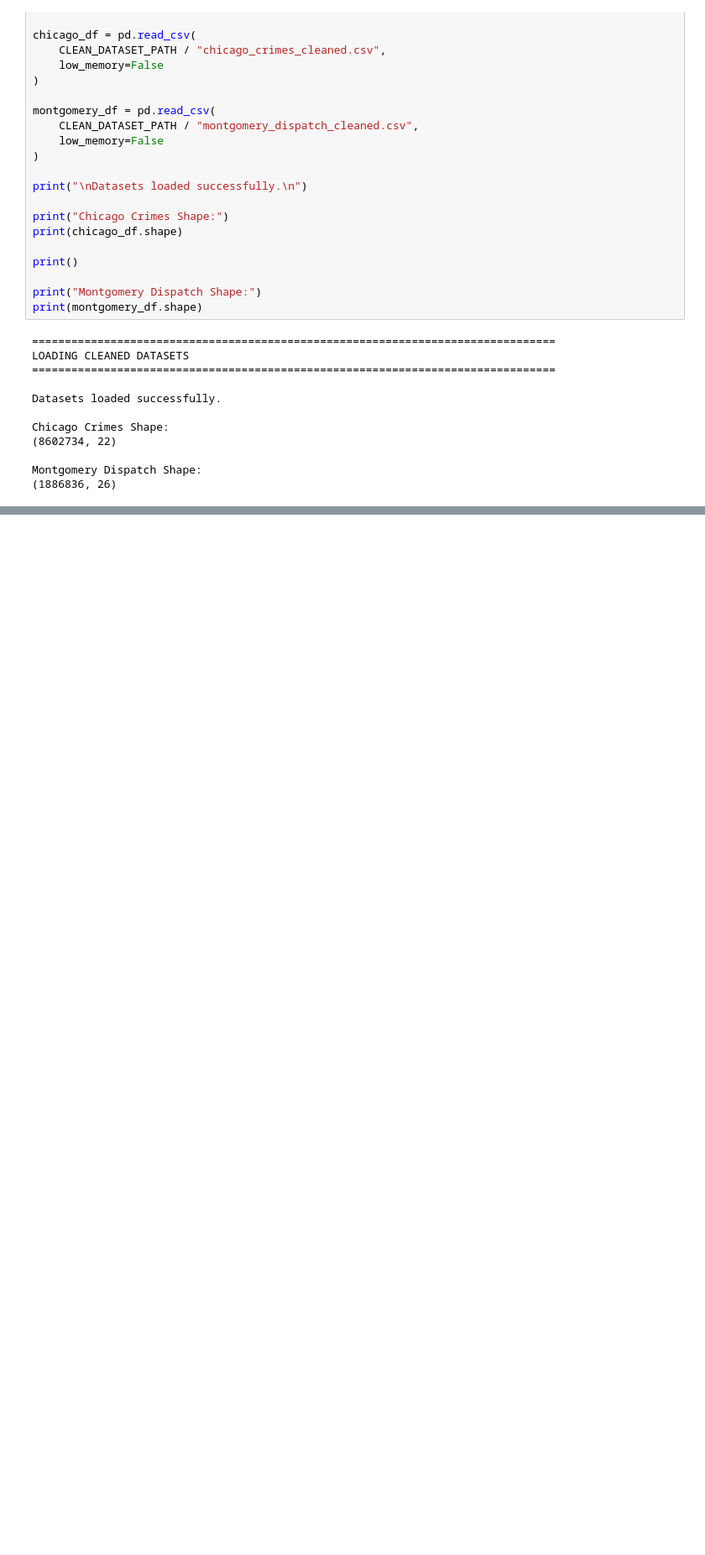
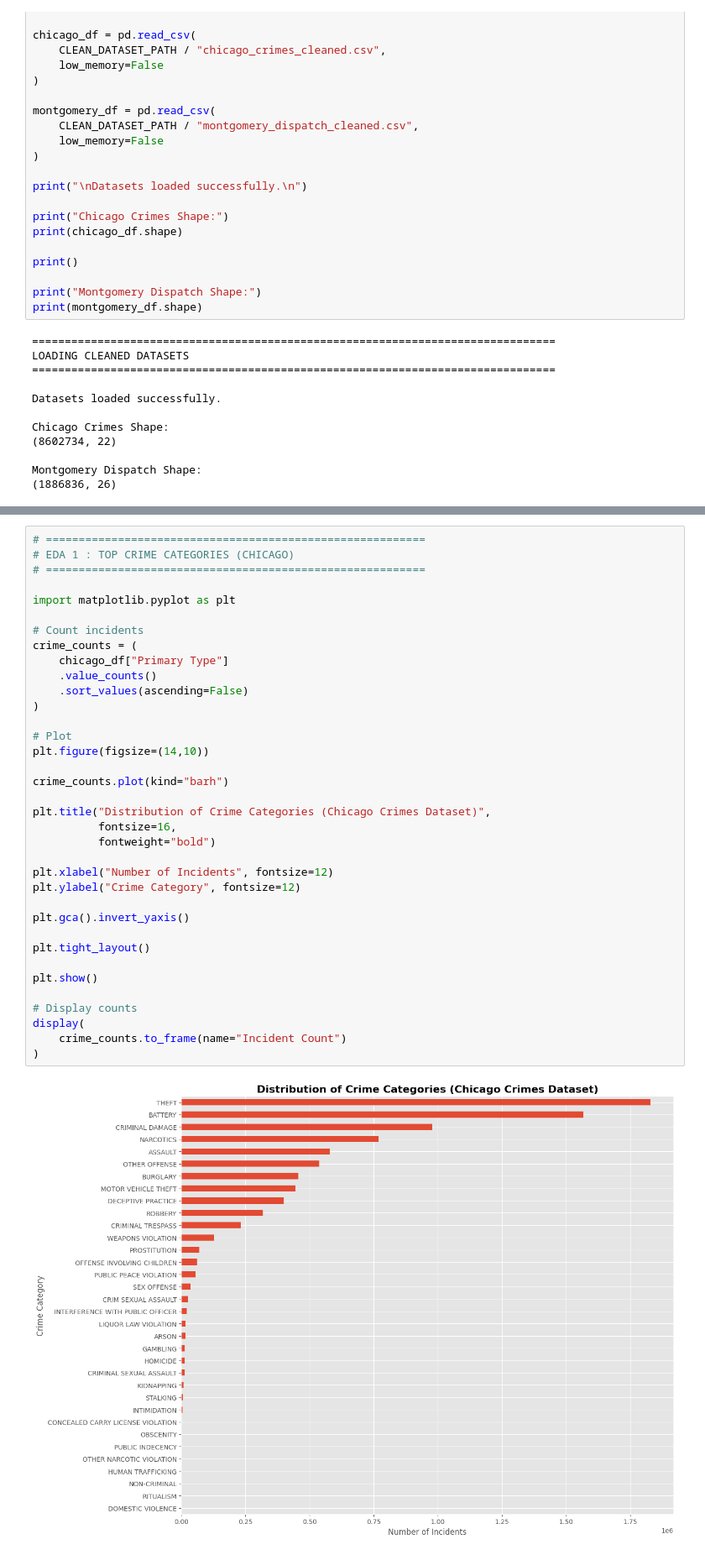
Before and after one commit to arnavon2005/Army_Provost_ML_Project, a Jupyter notebook: 04_Exploratory_Data_Analysis.ipynb, the cells around one changed output, grey strips where cells are left out. Shown at 84% size. Cells and saved outputs as stored; diff of their text form; blank space fills up the shorter version.

Commit message:
Phase 5 - Added Top Crime Category and Year-wise Trend Analysis

```diff
--- a/04_Exploratory_Data_Analysis.ipynb
+++ b/04_Exploratory_Data_Analysis.ipynb
@@ -154,3 +154,41 @@ MONTGOMERY DATASET
 | 2 | P2600225569 | NaN | NaN | 2026-07-28 23:45:58 | 2026-07-29 00:32:26 | 1 | CDS | CDS | ... |
 | 3 | P2600225587 | NaN | NaN | 2026-07-29 00:12:14 | 2026-07-29 00:29:40 | 1 | SUSPICIOUS CIRC, PERSONS, VEHICLE | SUSPICIOUS CIRC, PERSONS, VEHICLE | ... |
 | 4 | P2600225575 | NaN | NaN | 2026-07-28 23:55:39 | 2026-07-29 00:28:49 | 0 | ASLTJA | ASLTJA | ... |
+# %%
+# ==========================================================
+# EDA 1 : TOP CRIME CATEGORIES (CHICAGO)
+# ==========================================================
+
+import matplotlib.pyplot as plt
+
+# Count incidents
+crime_counts = (
+    chicago_df["Primary Type"]
+    .value_counts()
+    .sort_values(ascending=False)
+)
+
+# Plot
+plt.figure(figsize=(14,10))
+
+crime_counts.plot(kind="barh")
+
+plt.title("Distribution of Crime Categories (Chicago Crimes Dataset)",
+          fontsize=16,
+          fontweight="bold")
+
+plt.xlabel("Number of Incidents", fontsize=12)
+plt.ylabel("Crime Category", fontsize=12)
+
+plt.gca().invert_yaxis()
+
+plt.tight_layout()
+
+plt.show()
+
+# Display counts
+display(
+    crime_counts.to_frame(name="Incident Count")
+)
+# %% [output]
+[figure, added]
```
Also changed, not shown: parts of 3 cells of this notebook.
